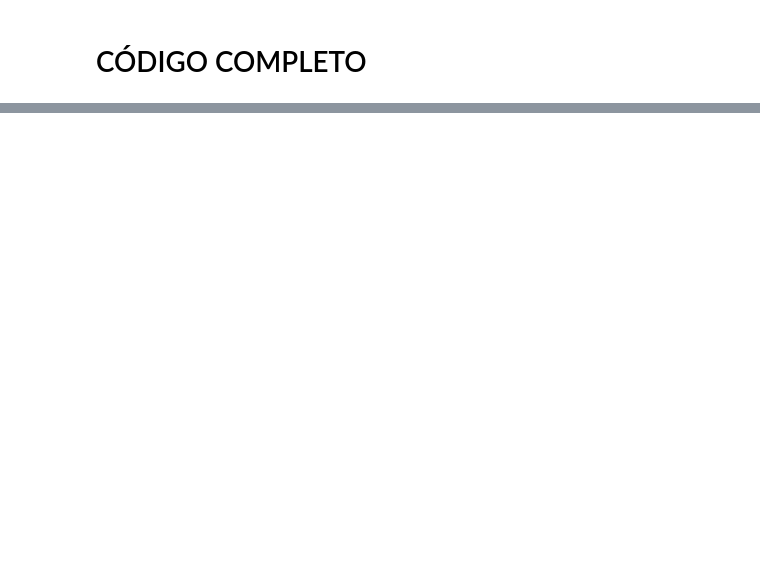
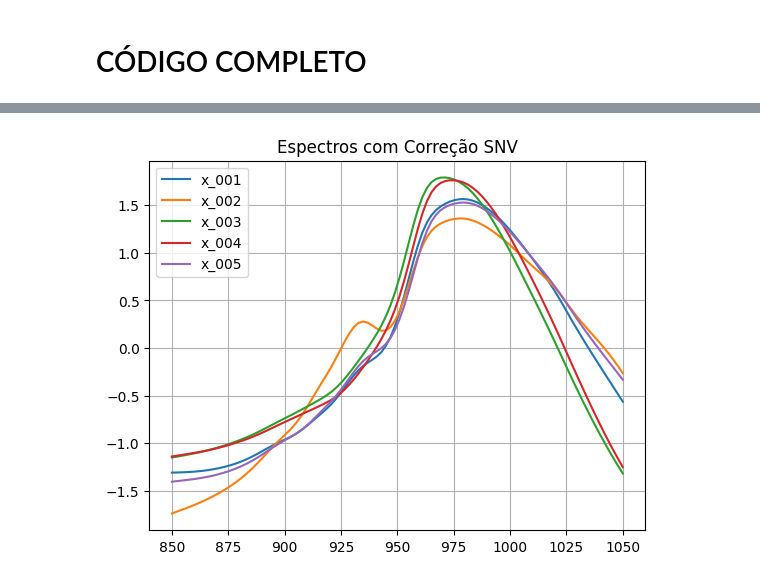
Before and after one commit to juliosdutra/ModelagemPPEQ1019, a Jupyter notebook: meat_composition.ipynb, the cells around one changed output, grey strips where cells are left out. Cells and saved outputs as stored; diff of their text form; code cells hidden in the pictures; blank space fills up the shorter version.

```diff
--- a/meat_composition.ipynb
+++ b/meat_composition.ipynb
@@ -107,10 +15,0 @@ Remove variações sistemáticas devido à dispersão da luz.
-# %%
-def snv(input_data):
-    return (input_data - np.mean(input_data, axis=0)) / np.std(input_data, axis=0)
-
-X_snv = snv(X)
-
-for k in range(5): # Plot das 5 primeiras amostras
-    plt.plot(w, X_snv[k,:], label = df.columns[k])
-plt.legend()
-plt.grid();
@@ -194,15 +68,16 @@ y = df.iloc[:, -3:].values  # Teores de água, gordura e proteína
 # %%
 # 🔹 2️⃣ Pré-processamento
-
-## Padronização (Z-score)
-scaler = StandardScaler()
-X_scaled = scaler.fit_transform(X)
 
 ## SNV (Standard Normal Variate)
 def snv(input_data):
     return (input_data - np.mean(input_data, axis=1, keepdims=True)) / np.std(input_data, axis=1, keepdims=True)
 
-X_snv = snv(X_scaled)
+X_snv = snv(X)
 
-## Suavização e derivadas (Savitzky-Golay)
-X_smooth = savgol_filter(X_snv, window_length=11, polyorder=2, deriv=1, axis=1)
+for k in range(5): # Plot das 5 primeiras amostras
+    plt.plot(w, X_snv[k,:], label = df.columns[k])
+plt.title("Espectros com Correção SNV")
+plt.legend()
+plt.grid();
+# %% [output]
+[figure, added]
```
Also changed, not shown: parts of 24 cells of this notebook.
